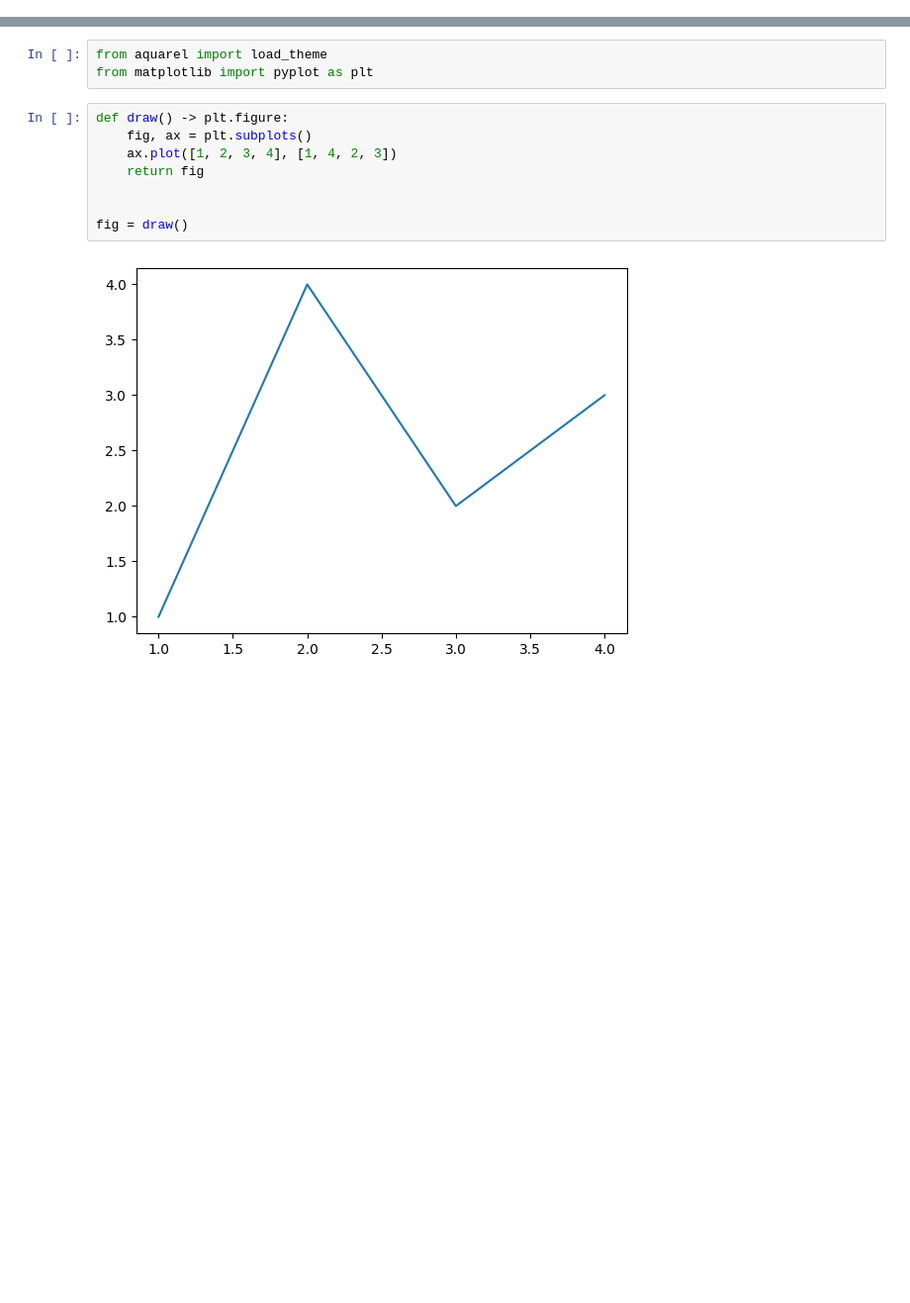
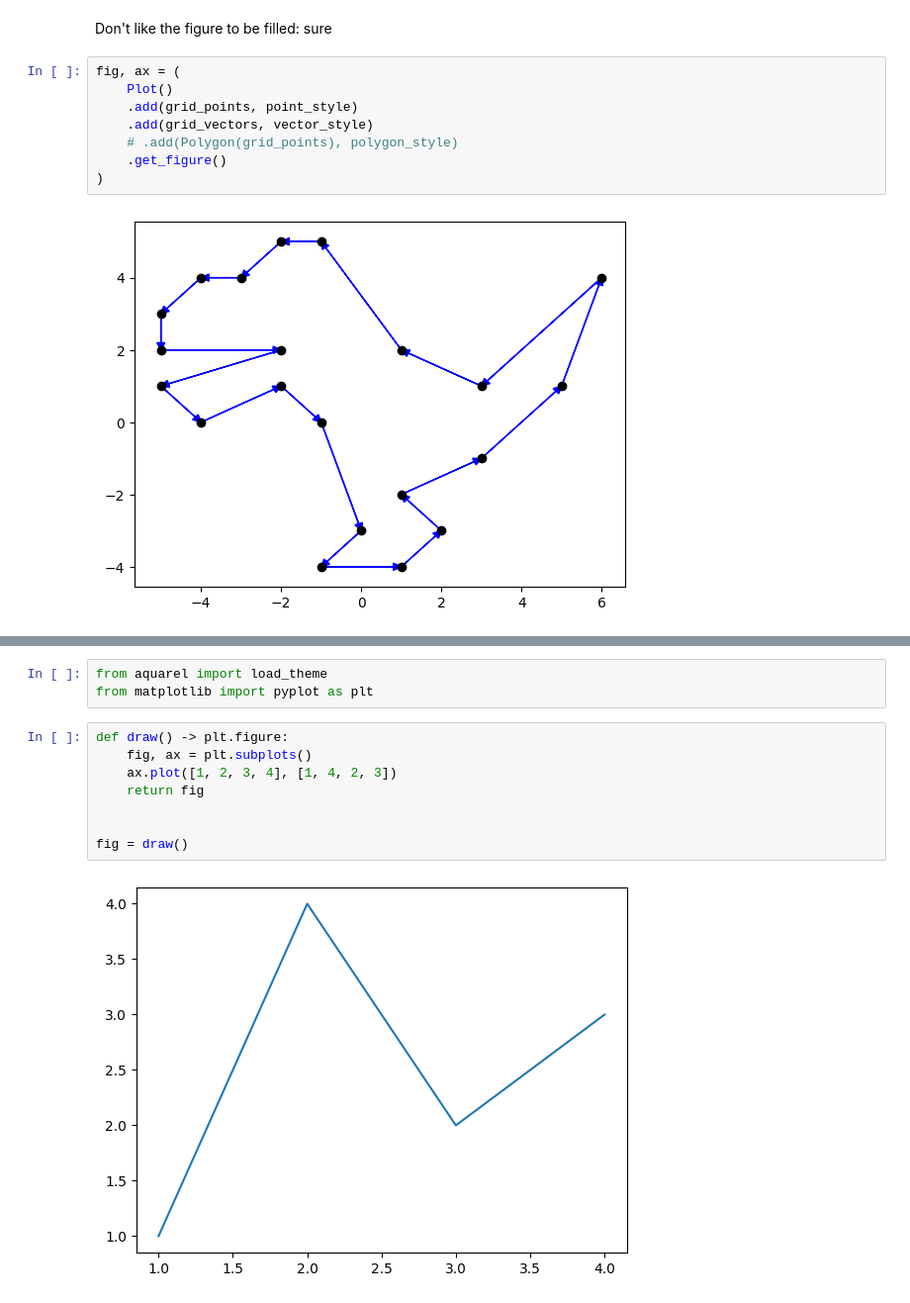
Before and after one commit to Kislovskiy/ChartCraftHub, a Jupyter notebook: src/chartcrafthub/chapter_2_0.ipynb, the cells around one changed output, grey strips where cells are left out. Shown at 99% size. Saved outputs shown, nothing was run; the diff lists cells and outputs as text; blank space fills up the shorter version.

```diff
--- a/src/chartcrafthub/chapter_2_0.ipynb
+++ b/src/chartcrafthub/chapter_2_0.ipynb
@@ -2,0 +85,13 @@
+# %% [markdown]
+Don't like the figure to be filled:
+sure
+# %%
+fig, ax = (
+    Plot()
+    .add(grid_points, point_style)
+    .add(grid_vectors, vector_style)
+    # .add(Polygon(grid_points), polygon_style)
+    .get_figure()
+)
+# %% [output]
+[figure, added]
```
Also changed, not shown: parts of 7 cells of this notebook, 2 other files.
